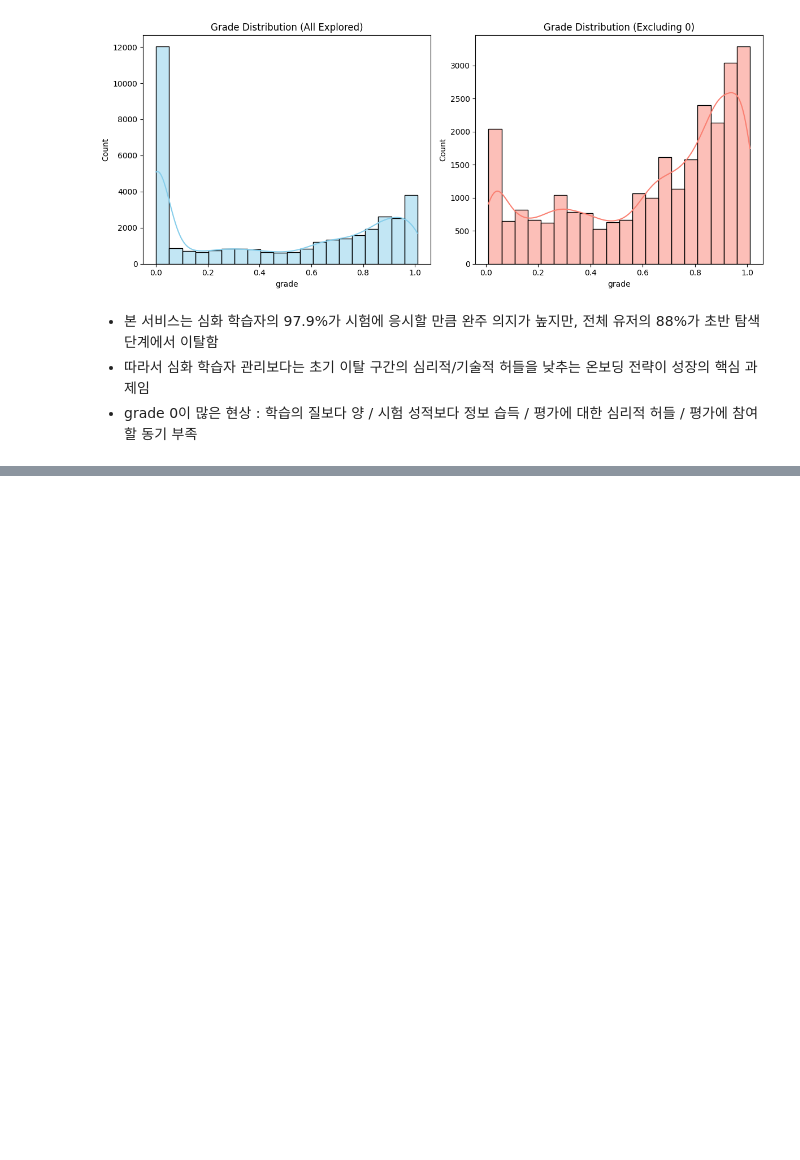
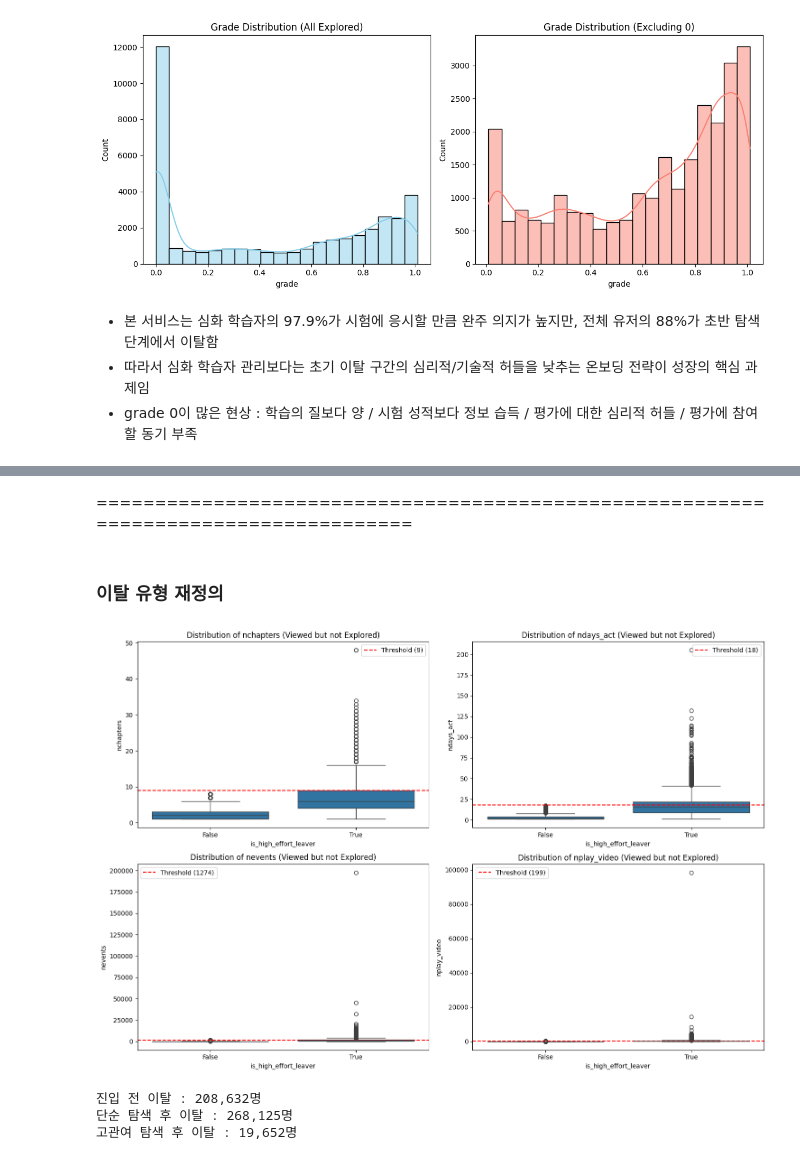
Before and after one commit to Ojirokim/data-analysis-practical-project, a Jupyter notebook: 김규리/eda.ipynb, the cells around one changed output, grey strips where cells are left out. Saved outputs shown, nothing was run; the diff lists cells and outputs as text; code cells hidden in the pictures; blank space fills up the shorter version.

Commit message:
leaver

```diff
--- a/김규리/eda.ipynb
+++ b/김규리/eda.ipynb
@@ -466,12 +499,62 @@ print(f"활동 일수가 적은 유저 비율 : {low_eng_rate:.2f}%")
-# %%
-df['start_time_DI'] = pd.to_datetime(df['start_time_DI'])
-df['last_event_DI'] = pd.to_datetime(df['last_event_DI'])
-
-# 학습 지속 기간
-df['duration'] = (df['last_event_DI'] - df['start_time_DI']).dt.days
-
-# 평균 및 중앙 학습 지속 기간
-avg_duration = df['duration'].mean()
-med_duration = df['duration'].median()
-
-# 초기 이탈 비율
+# %% [markdown]
+====================================================================================
+# %% [markdown]
+### 이탈 유형 재정의
+# %%
+import matplotlib.pyplot as plt
+import seaborn as sns
+
+df = df.reset_index(drop=True)
+
+# 임계값 설정
+thresholds = {
+    'nchapters': 9,
+    'ndays_act': 18,
+    'nevents': 1274,
+    'nplay_video': 199
+}
+
+# step 2 유저 그룹 분류
+# viewed는 했지만 explored는 못한 유저들 중, 설정한 기준을 하나라도 넘긴 '고관여 탐색 이탈자' 추출
+target_condition = (df['viewed'] == 1) & (df['explored'] == 0)
+df['is_high_effort_leaver'] = target_condition & (
+    (df['nchapters'] >= thresholds['nchapters']) |
+    (df['ndays_act'] >= thresholds['ndays_act']) |
+    (df['nevents'] >= thresholds['nevents']) |
+    (df['nplay_video'] >= thresholds['nplay_video'])
+)
+
+# 임계값 기준 분포 확인
+features = ['nchapters', 'ndays_act', 'nevents', 'nplay_video']
+plt.figure(figsize=(15, 10))
+
+for i, col in enumerate(features, 1):
+    plt.subplot(2, 2, i)
+    sns.boxplot(x='is_high_effort_leaver', y=col, data=df[target_condition])
+    plt.axhline(thresholds[col], color='red', linestyle='--', label=f'Threshold ({thresholds[col]})')
+    plt.title(f'Distribution of {col} (Viewed but not Explored)')
+    plt.legend()
+
+plt.tight_layout()
+plt.show()
+# %% [output]
+[figure, added]
+# %%
+# 이탈자 유형 세분화
+# Step 1. 진입 전 이탈
+r_step1 = ((df['registered'] == 1) & (df['viewed'] == 0)).sum()
+
+# Step 2. 탐색 중 이탈
+# 2-1. 단순 탐색 후 이탈 (기준치 미달)
+r_step2_1 = ((df['viewed'] == 1) & (df['explored'] == 0) & (df['is_high_effort_leaver'] == False)).sum()
+
+# 2-2. 고관여 탐색 후 이탈 (기준치 초과)
+r_step2_2 = ((df['viewed'] == 1) & (df['explored'] == 0) & (df['is_high_effort_leaver'] == True)).sum()
+
+print(f"진입 전 이탈 : {r_step1:,}명")
+print(f"단순 탐색 후 이탈 : {r_step2_1:,}명")
+print(f"고관여 탐색 후 이탈 : {r_step2_2:,}명")
+# %% [output]
+진입 전 이탈 : 208,632명
+단순 탐색 후 이탈 : 268,125명
+고관여 탐색 후 이탈 : 19,652명
```
Also changed, not shown: parts of 44 cells of this notebook, 4 other files.
